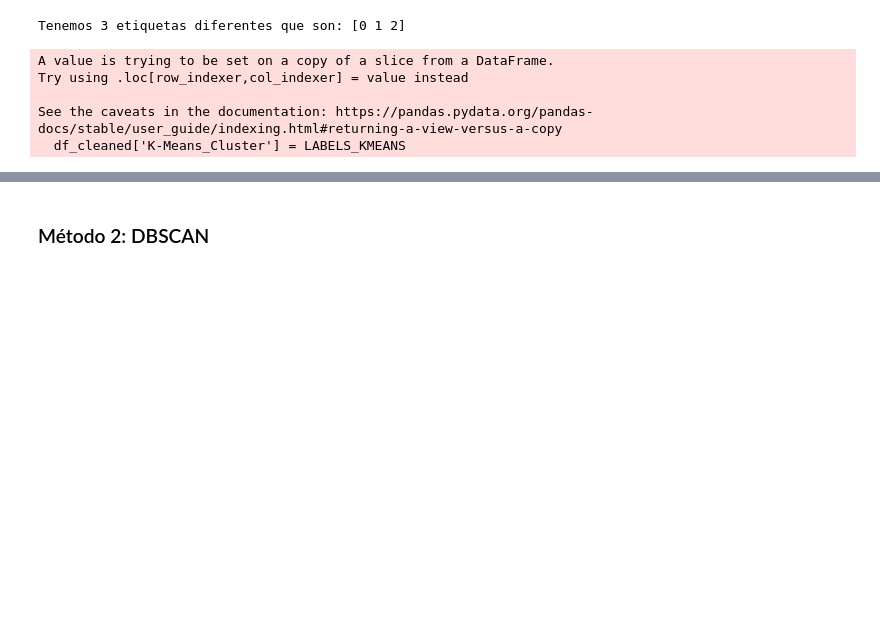
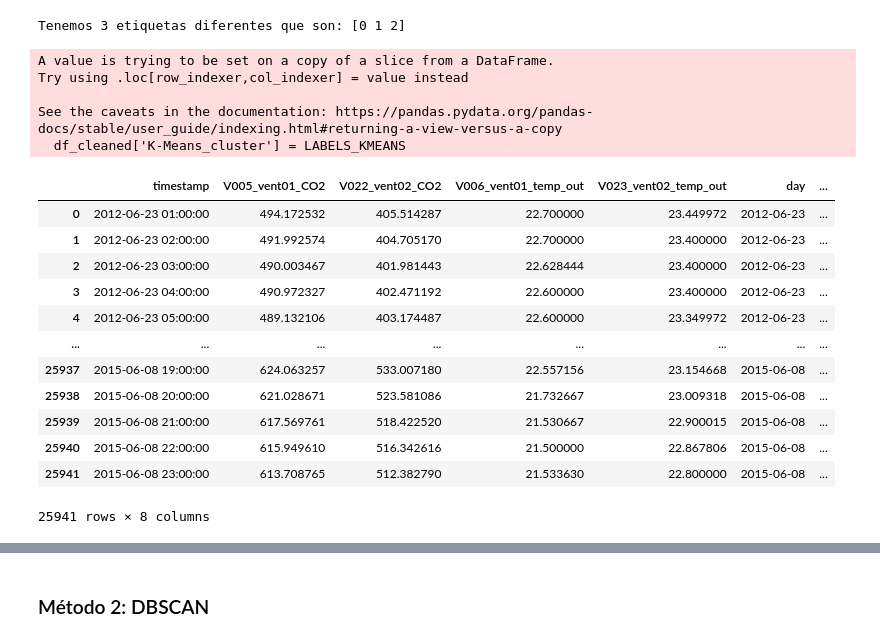
Before and after one commit to Borreguin/WorkShopUSFQ, a Jupyter notebook: Taller3/P1_UML/P1_ML_NoSupervisado.ipynb, the cells around one changed output, grey strips where cells are left out. Cells and saved outputs as stored; diff of their text form; code cells hidden in the pictures; blank space fills up the shorter version.

```diff
--- a/Taller3/P1_UML/P1_ML_NoSupervisado.ipynb
+++ b/Taller3/P1_UML/P1_ML_NoSupervisado.ipynb
@@ -228,10 +244,24 @@ print(f'Tenemos {num_valores_unicos_kmeans} etiquetas diferentes que son: {valor
 Tenemos 3 etiquetas diferentes que son: [0 1 2]
 # %%
 # Se agregan los resultados de K-Means clustering al dataframe
-df_cleaned['K-Means_Cluster'] = LABELS_KMEANS
+df_cleaned['K-Means_cluster'] = LABELS_KMEANS
+df_cleaned
 # %% [output]
 A value is trying to be set on a copy of a slice from a DataFrame.
 Try using .loc[row_indexer,col_indexer] = value instead
 
 See the caveats in the documentation: https://pandas.pydata.org/pandas-docs/stable/user_guide/indexing.html#returning-a-view-versus-a-copy
-  df_cleaned['K-Means_Cluster'] = LABELS_KMEANS
+  df_cleaned['K-Means_cluster'] = LABELS_KMEANS
+|  | timestamp | V005_vent01_CO2 | V022_vent02_CO2 | V006_vent01_temp_out | V023_vent02_temp_out | day | ... |
+| 0 | 2012-06-23 01:00:00 | 494.172532 | 405.514287 | 22.700000 | 23.449972 | 2012-06-23 | ... |
+| 1 | 2012-06-23 02:00:00 | 491.992574 | 404.705170 | 22.700000 | 23.400000 | 2012-06-23 | ... |
+| 2 | 2012-06-23 03:00:00 | 490.003467 | 401.981443 | 22.628444 | 23.400000 | 2012-06-23 | ... |
+| 3 | 2012-06-23 04:00:00 | 490.972327 | 402.471192 | 22.600000 | 23.400000 | 2012-06-23 | ... |
+| 4 | 2012-06-23 05:00:00 | 489.132106 | 403.174487 | 22.600000 | 23.349972 | 2012-06-23 | ... |
+| ... | ... | ... | ... | ... | ... | ... | ... |
+| 25937 | 2015-06-08 19:00:00 | 624.063257 | 533.007180 | 22.557156 | 23.154668 | 2015-06-08 | ... |
+| 25938 | 2015-06-08 20:00:00 | 621.028671 | 523.581086 | 21.732667 | 23.009318 | 2015-06-08 | ... |
+| 25939 | 2015-06-08 21:00:00 | 617.569761 | 518.422520 | 21.530667 | 22.900015 | 2015-06-08 | ... |
+| 25940 | 2015-06-08 22:00:00 | 615.949610 | 516.342616 | 21.500000 | 22.867806 | 2015-06-08 | ... |
+| 25941 | 2015-06-08 23:00:00 | 613.708765 | 512.382790 | 21.533630 | 22.800000 | 2015-06-08 | ... |
+25941 rows × 8 columns
```
Also changed, not shown: parts of 19 cells of this notebook.
